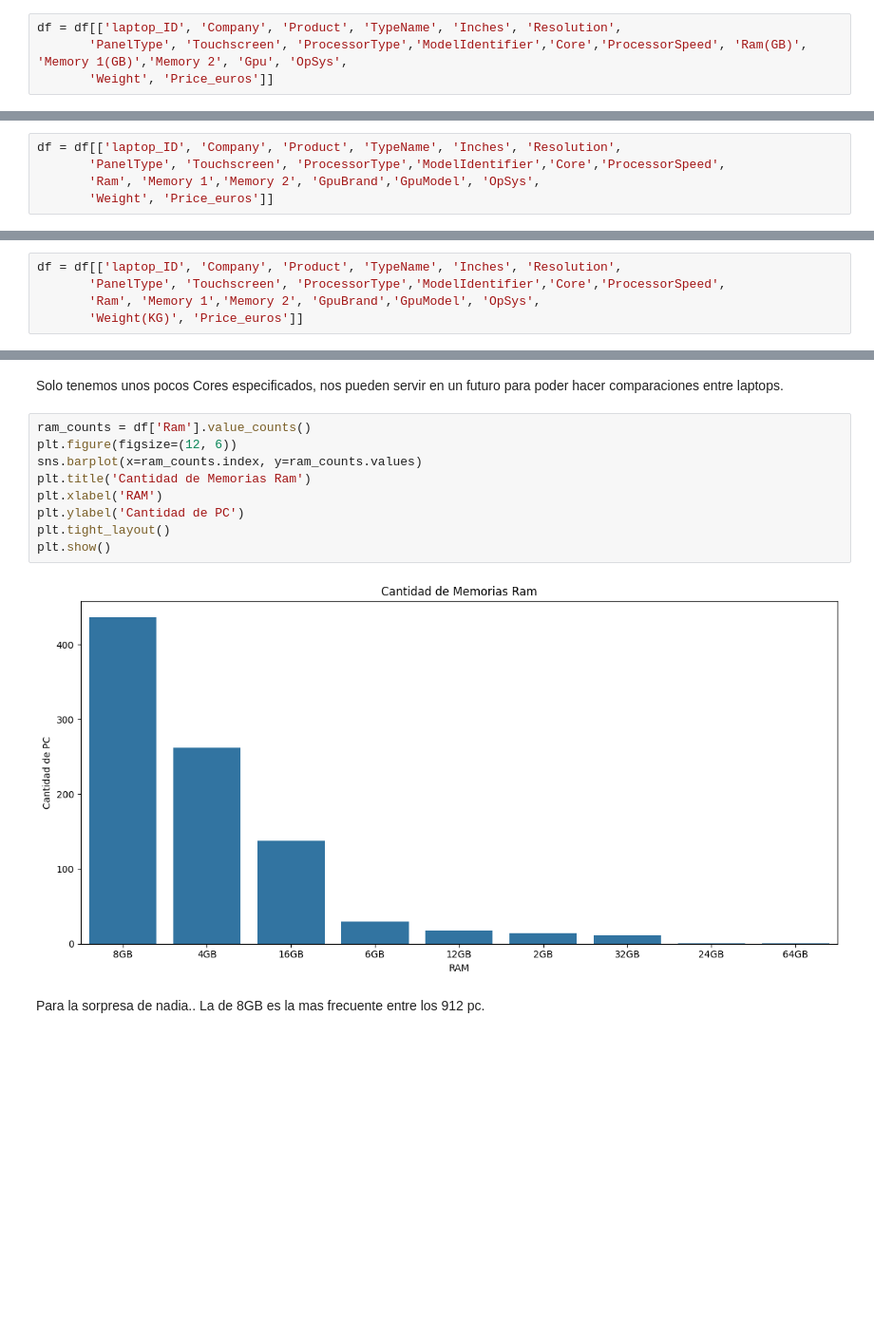
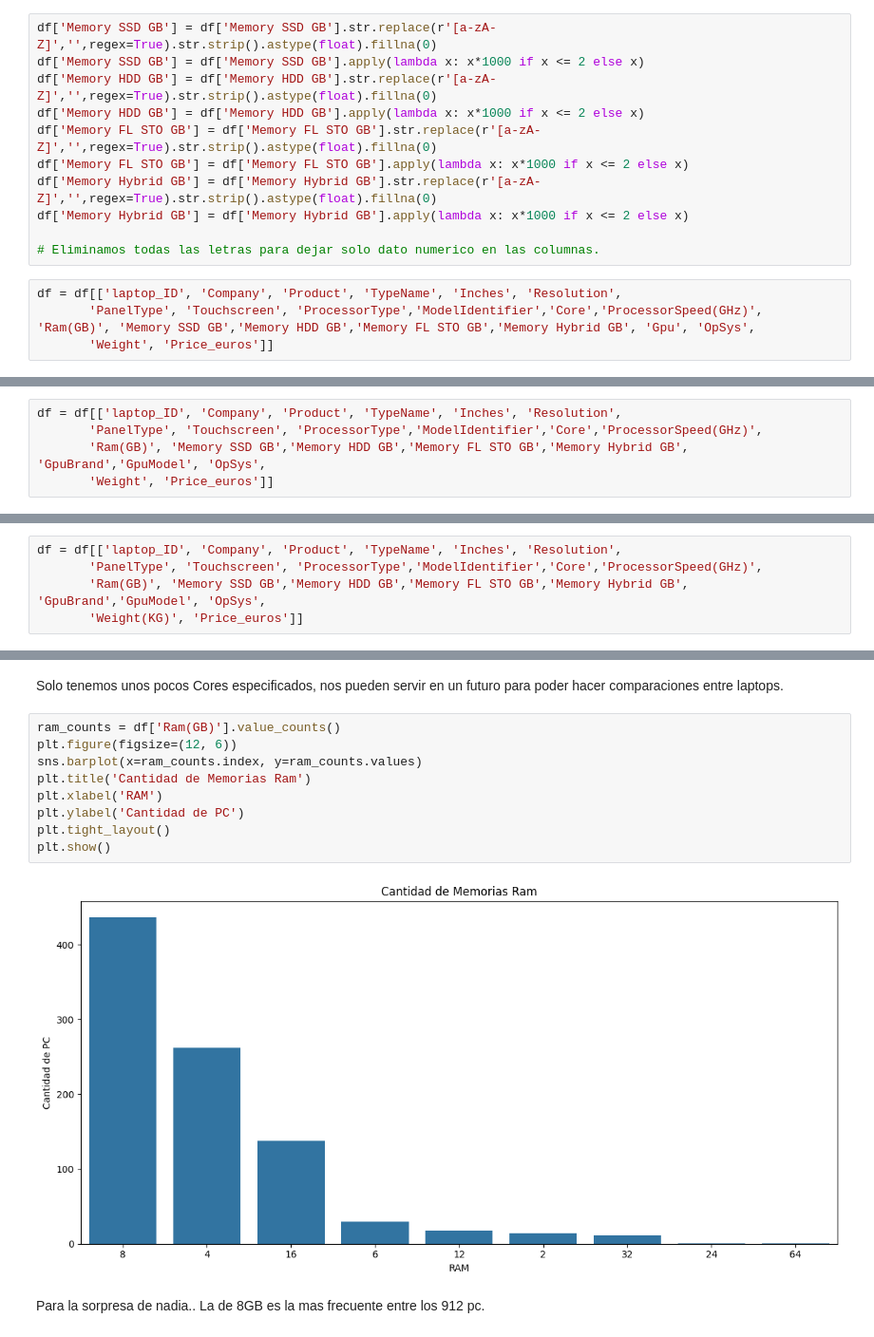
Before and after one commit to abdonrb/ML_LAPTOPS, a Jupyter notebook: Notebooks/data_loading_cleaning.ipynb, the cells around one changed output, grey strips where cells are left out. Shown at 95% size. Saved outputs shown, nothing was run; the diff lists cells and outputs as text; blank space fills up the shorter version.

```diff
--- a/Notebooks/data_loading_cleaning.ipynb
+++ b/Notebooks/data_loading_cleaning.ipynb
@@ -227,4 +226,15 @@ df['Memory 1(GB)'] = df['Memory 1(GB)'].apply(lambda x: x*1000 if x == 1 else x)
+# %%
+df['Memory SSD GB'] = df['Memory SSD GB'].str.replace(r'[a-zA-Z]','',regex=True).str.strip().astype(float).fillna(0)
+df['Memory SSD GB'] = df['Memory SSD GB'].apply(lambda x: x*1000 if x <= 2 else x)
+df['Memory HDD GB'] = df['Memory HDD GB'].str.replace(r'[a-zA-Z]','',regex=True).str.strip().astype(float).fillna(0)
+df['Memory HDD GB'] = df['Memory HDD GB'].apply(lambda x: x*1000 if x <= 2 else x)
+df['Memory FL STO GB'] = df['Memory FL STO GB'].str.replace(r'[a-zA-Z]','',regex=True).str.strip().astype(float).fillna(0)
+df['Memory FL STO GB'] = df['Memory FL STO GB'].apply(lambda x: x*1000 if x <= 2 else x)
+df['Memory Hybrid GB'] = df['Memory Hybrid GB'].str.replace(r'[a-zA-Z]','',regex=True).str.strip().astype(float).fillna(0)
+df['Memory Hybrid GB'] = df['Memory Hybrid GB'].apply(lambda x: x*1000 if x <= 2 else x)
+
+# Eliminamos todas las letras para dejar solo dato numerico en las columnas.
 # %%
 df = df[['laptop_ID', 'Company', 'Product', 'TypeName', 'Inches', 'Resolution',
-       'PanelType', 'Touchscreen', 'ProcessorType','ModelIdentifier','Core','ProcessorSpeed', 'Ram(GB)', 'Memory 1(GB)','Memory 2', 'Gpu', 'OpSys',
+       'PanelType', 'Touchscreen', 'ProcessorType','ModelIdentifier','Core','ProcessorSpeed(GHz)', 'Ram(GB)', 'Memory SSD GB','Memory HDD GB','Memory FL STO GB','Memory Hybrid GB', 'Gpu', 'OpSys',
        'Weight', 'Price_euros']]
@@ -246,8 +251,8 @@ df[['GpuBrand', 'GpuModel']] = df['Gpu'].str.extract(r'([A-Za-z]+(?:\s+[A-Za-z]+
 df['GpuModel'] = df['GpuModel'].fillna('No Specified')
 # %%
 df = df[['laptop_ID', 'Company', 'Product', 'TypeName', 'Inches', 'Resolution',
-       'PanelType', 'Touchscreen', 'ProcessorType','ModelIdentifier','Core','ProcessorSpeed',
-       'Ram', 'Memory 1','Memory 2', 'GpuBrand','GpuModel', 'OpSys',
+       'PanelType', 'Touchscreen', 'ProcessorType','ModelIdentifier','Core','ProcessorSpeed(GHz)',
+       'Ram(GB)', 'Memory SSD GB','Memory HDD GB','Memory FL STO GB','Memory Hybrid GB', 'GpuBrand','GpuModel', 'OpSys',
        'Weight', 'Price_euros']]
 # %% [markdown]
 La columna Gpu la dividimos en 2: GpuBrand y GpuModel. Marca y modelo repsectivamente.
@@ -263,8 +268,8 @@ df['Weight(KG)'] = df['Weight(KG)'].astype(float)
 # Le quitamos kg a la columna Weight para un mejor analisis.
 # %%
 df = df[['laptop_ID', 'Company', 'Product', 'TypeName', 'Inches', 'Resolution',
-       'PanelType', 'Touchscreen', 'ProcessorType','ModelIdentifier','Core','ProcessorSpeed',
-       'Ram', 'Memory 1','Memory 2', 'GpuBrand','GpuModel', 'OpSys',
+       'PanelType', 'Touchscreen', 'ProcessorType','ModelIdentifier','Core','ProcessorSpeed(GHz)',
+       'Ram(GB)', 'Memory SSD GB','Memory HDD GB','Memory FL STO GB','Memory Hybrid GB', 'GpuBrand','GpuModel', 'OpSys',
        'Weight(KG)', 'Price_euros']]
 # %% [markdown]
 Simplemente borramos Las versiones, creemos que el analisis seria mejor asi.
@@ -518,16 +544,16 @@ plt.show()
 # %% [markdown]
 Solo tenemos unos pocos Cores especificados, nos pueden servir en un futuro para poder hacer comparaciones entre laptops.
 # %%
-ram_counts = df['Ram'].value_counts()
+ram_counts = df['Ram(GB)'].value_counts()
 plt.figure(figsize=(12, 6))
 sns.barplot(x=ram_counts.index, y=ram_counts.values)
 plt.title('Cantidad de Memorias Ram')
 plt.xlabel('RAM')
 plt.ylabel('Cantidad de PC')
 plt.tight_layout()
 plt.show()
 # %% [output]
-[figure, old version]
+[figure, new version]
 # %% [markdown]
 Para la sorpresa de nadia.. La de 8GB es la mas frecuente entre los 912 pc.
 # %%
```
Also changed, not shown: parts of 17 cells of this notebook, 2 other files.
